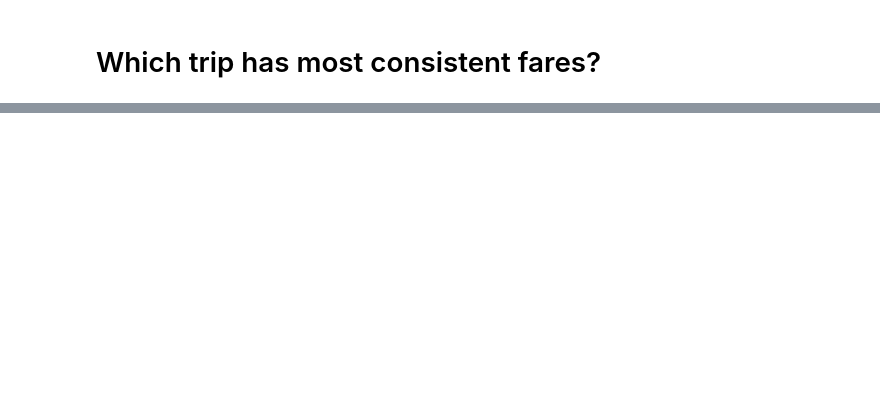
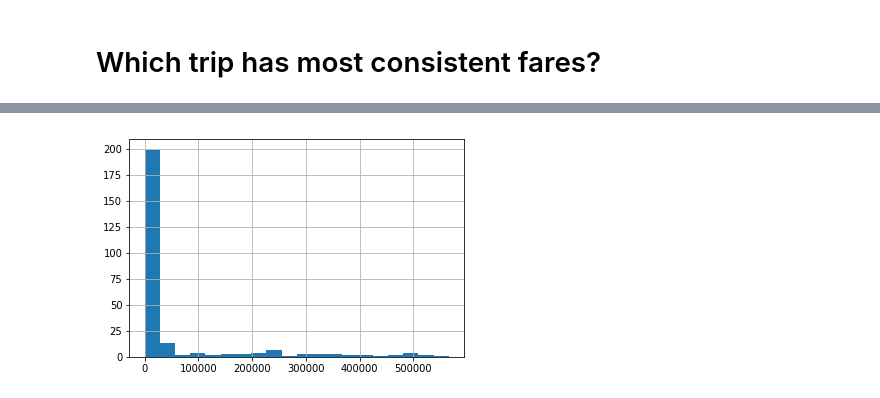
Before and after one commit to desultir/NYCTaxi, a Jupyter notebook: notebooks/describe data.ipynb, the cells around one changed output, grey strips where cells are left out. Saved outputs shown, nothing was run; the diff lists cells and outputs as text; code cells hidden in the pictures; blank space fills up the shorter version.

```diff
--- a/notebooks/describe data.ipynb
+++ b/notebooks/describe data.ipynb
@@ -376,0 +493,4 @@ stddev.sort_values("trip_time_in_secs", ascending=True)
+# %%
+ax = demand["medallion"].hist(bins=20)
+# %% [output]
+[figure, added]
```
Also changed, not shown: parts of 27 cells of this notebook, 5 other files.
